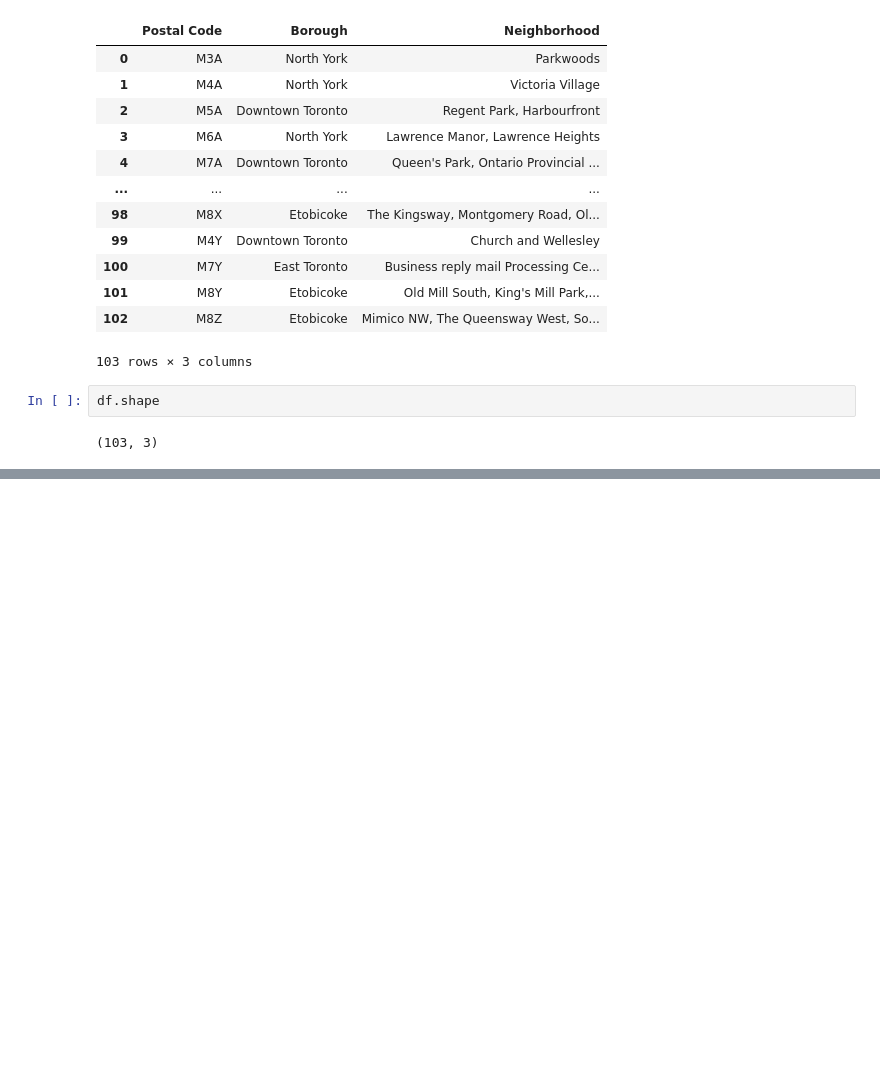
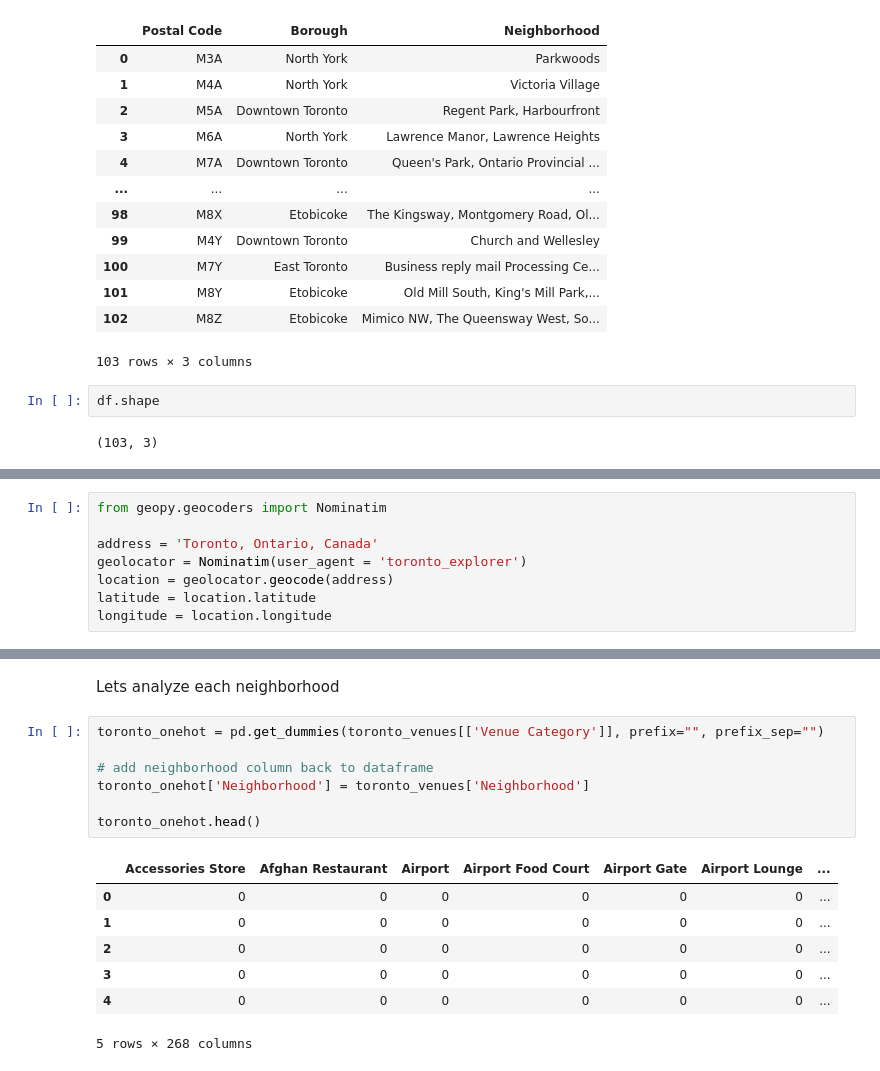
Before and after one commit to Vishvaditya/Capstone-project, a Jupyter notebook: Capstone_project.ipynb, the cells around one changed output, grey strips where cells are left out. Cells and saved outputs as stored; diff of their text form; blank space fills up the shorter version.

```diff
--- a/Capstone_project.ipynb
+++ b/Capstone_project.ipynb
@@ -65,0 +96,8 @@ df.shape
+# %%
+from geopy.geocoders import Nominatim
+
+address = 'Toronto, Ontario, Canada'
+geolocator = Nominatim(user_agent = 'toronto_explorer')
+location = geolocator.geocode(address)
+latitude = location.latitude
+longitude = location.longitude
@@ -65,0 +211,17 @@ df.shape
+# %% [markdown]
+Lets analyze each neighborhood
+# %%
+toronto_onehot = pd.get_dummies(toronto_venues[['Venue Category']], prefix="", prefix_sep="")
+
+# add neighborhood column back to dataframe
+toronto_onehot['Neighborhood'] = toronto_venues['Neighborhood']
+
+toronto_onehot.head()
+# %% [output]
+|  | Accessories Store | Afghan Restaurant | Airport | Airport Food Court | Airport Gate | Airport Lounge | ... |
+| 0 | 0 | 0 | 0 | 0 | 0 | 0 | ... |
+| 1 | 0 | 0 | 0 | 0 | 0 | 0 | ... |
+| 2 | 0 | 0 | 0 | 0 | 0 | 0 | ... |
+| 3 | 0 | 0 | 0 | 0 | 0 | 0 | ... |
+| 4 | 0 | 0 | 0 | 0 | 0 | 0 | ... |
+5 rows × 268 columns
```
Also changed, not shown: parts of 27 cells of this notebook.
